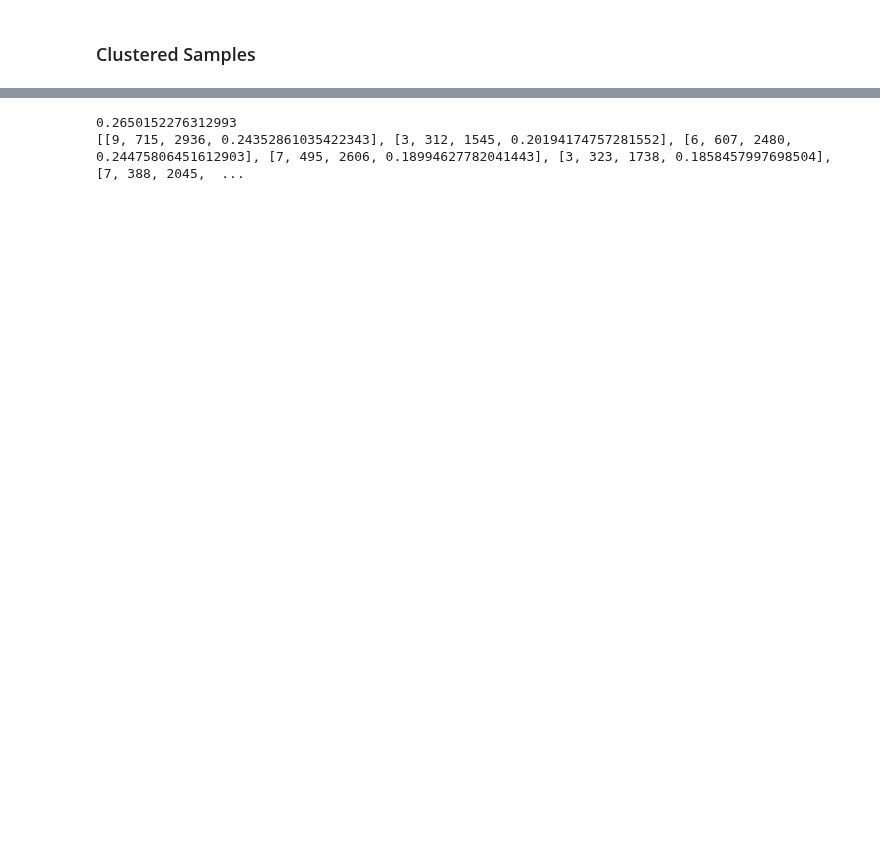
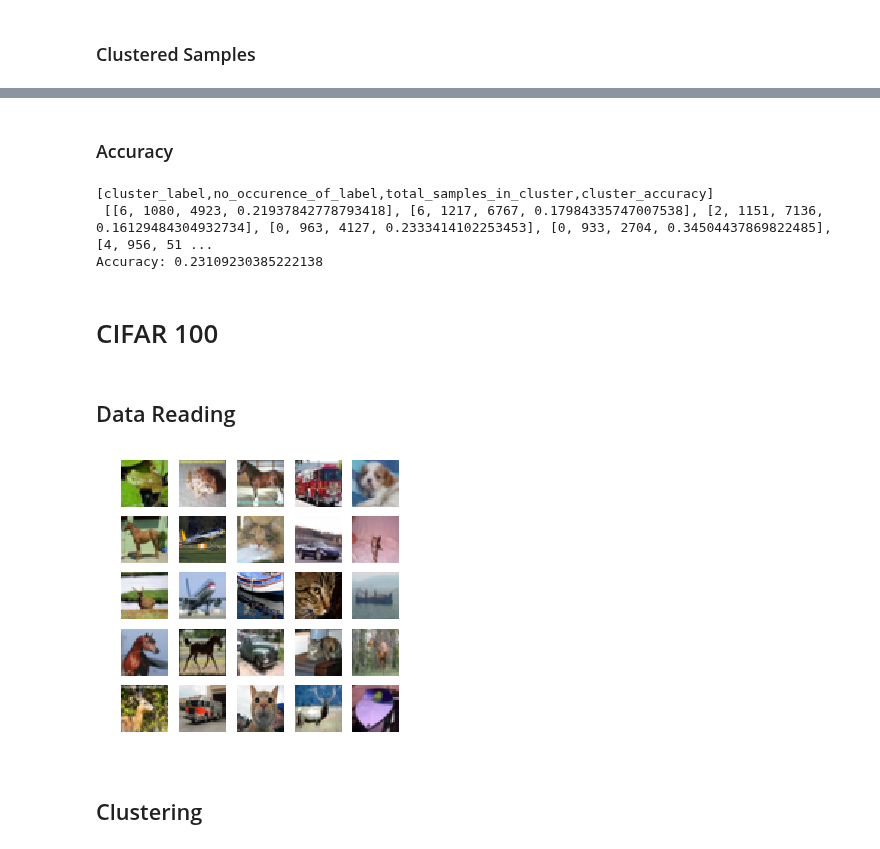
Before and after one commit to ZeyadZanaty/image-clustering, a Jupyter notebook: cifar_image_clustering.ipynb, the cells around one changed output, grey strips where cells are left out. Cells and saved outputs as stored; diff of their text form; code cells hidden in the pictures; blank space fills up the shorter version.

```diff
--- a/cifar_image_clustering.ipynb
+++ b/cifar_image_clustering.ipynb
@@ -102,20 +108,21 @@ Cluster 5
-# %%
-clusters_labels = []
-clusters_info = []
-clusters_accuracy = []
-for clust,labels in list(kmeans.clusters['labels'].items()):
-  occur = 0
-  max_label = max(set(labels), key=labels.count)
-  clusters_labels.append(max_label)
-  for label in labels:
-    if label == max_label:
-      occur+=1
-  acc = occur/len(labels)
-  clusters_info.append([max_label,occur,len(labels),acc])
-  clusters_accuracy.append(acc)
-total_acc = sum(clusters_accuracy)/kmeans.n_clusters
-print(total_acc)
-print(clusters_info)
-# %% [output]
-0.2650152276312993
-[[9, 715, 2936, 0.24352861035422343], [3, 312, 1545, 0.20194174757281552], [6, 607, 2480, 0.24475806451612903], [7, 495, 2606, 0.18994627782041443], [3, 323, 1738, 0.1858457997698504], [7, 388, 2045,  ...
+# %% [markdown]
+### Accuracy
+# %%
+print('[cluster_label,no_occurence_of_label,total_samples_in_cluster,cluster_accuracy]\n',kmeans.clusters_info)
+print('Accuracy:',kmeans.accuracy)
+# %% [output]
+[cluster_label,no_occurence_of_label,total_samples_in_cluster,cluster_accuracy]
+ [[6, 1080, 4923, 0.21937842778793418], [6, 1217, 6767, 0.17984335747007538], [2, 1151, 7136, 0.16129484304932734], [0, 963, 4127, 0.2333414102253453], [0, 933, 2704, 0.34504437869822485], [4, 956, 51 ...
+Accuracy: 0.23109230385222138
+# %% [markdown]
+# CIFAR 100
+# %% [markdown]
+## Data Reading
+# %%
+data_reader_100 = DataReader('../cifar-100-python','cifar-100')
+tr_data_100, tr_class_labels_100, tr_subclass_labels_100 = cifar_100.get_train_data()
+data_reader_100.plot_imgs(tr_data_100,25,True)
+# %% [output]
+[figure, added]
+# %% [markdown]
+## Clustering
```
Also changed, not shown: parts of 21 cells of this notebook.
